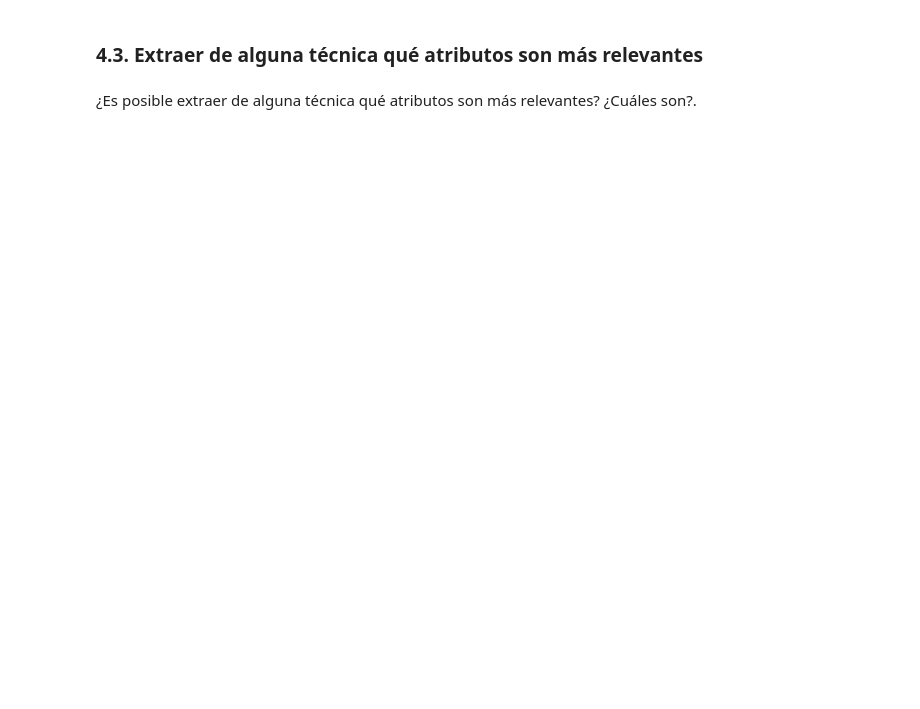
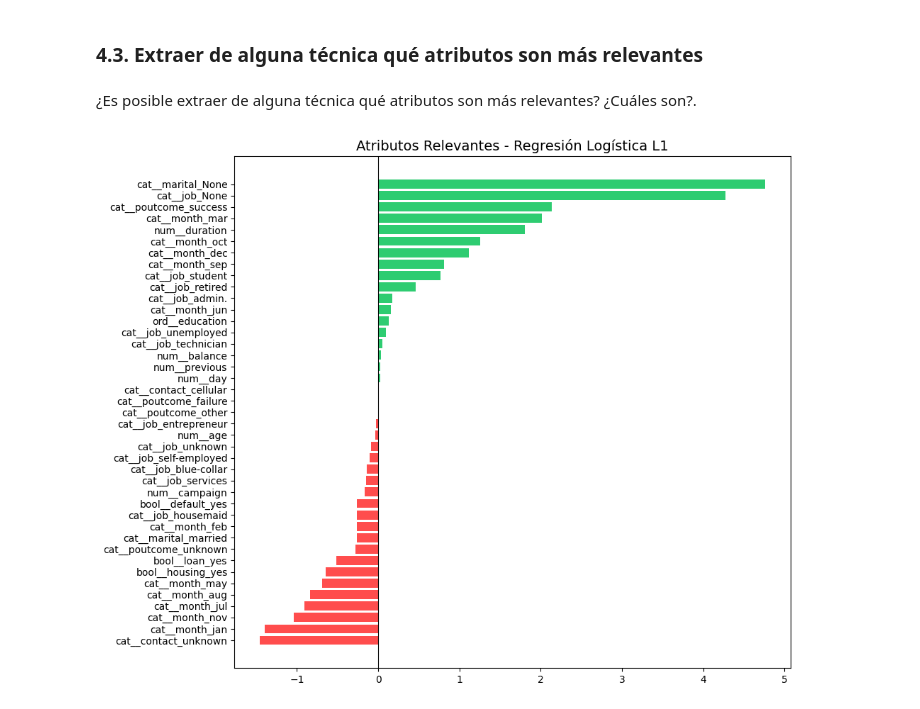
Before and after one commit to 100522155/Practica-Aprendizaje-autom-tico-g2, a Jupyter notebook: analisis.ipynb, the cells around one changed output. Drawn from its saved outputs; the diff is of its cells as text; code cells hidden in the pictures; blank space fills up the shorter version.

```diff
--- a/analisis.ipynb
+++ b/analisis.ipynb
@@ -756,3 +837,28 @@ import pandas as pd
 ### 4.3. Extraer de alguna técnica qué atributos son más relevantes
 # %% [markdown]
 ¿Es posible extraer de alguna técnica qué atributos son más relevantes? ¿Cuáles son?.
+# %%
+import matplotlib.pyplot as plt
+
+# 1. Extraer el mejor modelo L1 del GridSearchCV
+best_l1_pipe = modelos_hpo['Logistic_L1'].best_estimator_
+model_l1 = best_l1_pipe.named_steps['logreg']
+coefs = model_l1.coef_[0]
+
+try:
+    feature_names = best_l1_pipe.named_steps['prepro'].get_feature_names_out()
+except:
+    feature_names = x_train.columns
+
+importancias = pd.DataFrame({'Atributo': feature_names, 'Coeficiente': coefs})
+importancias = importancias[importancias['Coeficiente'] != 0].sort_values(by='Coeficiente')
+
+plt.figure(figsize=(10, 8))
+colors = ['#ff4d4d' if c < 0 else '#2ecc71' for c in importancias['Coeficiente']]
+plt.barh(importancias['Atributo'], importancias['Coeficiente'], color=colors)
+plt.title('Atributos Relevantes - Regresión Logística L1', fontsize=14)
+plt.axvline(0, color='black', linewidth=0.8)
+plt.tight_layout()
+plt.show()
+# %% [output]
+[figure, added]
```
Also changed, not shown: parts of 1 cell of this notebook.
